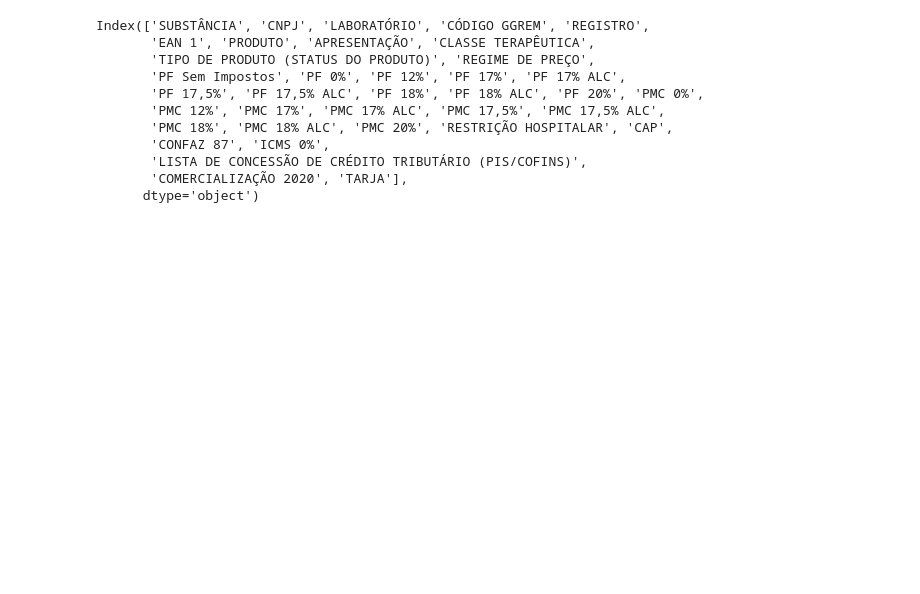
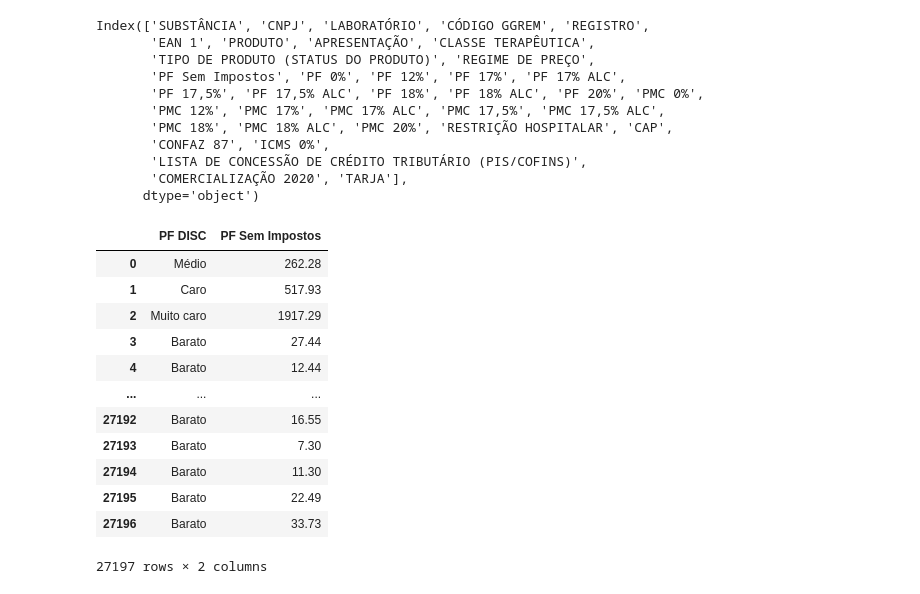
Before and after one commit to lazarobodevan/TP-CienciaDosDados-3861-3865, a Jupyter notebook: ProjetoCienciaDosDados.ipynb, the cells around one changed output. Saved outputs shown, nothing was run; the diff lists cells and outputs as text; code cells hidden in the pictures; blank space fills up the shorter version.

```diff
--- a/ProjetoCienciaDosDados.ipynb
+++ b/ProjetoCienciaDosDados.ipynb
@@ -69,5 +86,5 @@ Successfully installed xlrd-1.2.0
 # %%
-datasetMed = pd.read_excel("/content/drive/MyDrive/Projeto/Dados/medTarja.xls", index_col=None, header=45, skiprows = [0, 45])
+datasetMed = pd.read_excel("/content/drive/MyDrive/Dados/Projeto/medTarja.xls", engine='xlrd', index_col=None, header=45, skiprows = [0, 45])
 datasetMed
 # %% [output]
 |  | SUBSTÂNCIA | CNPJ | LABORATÓRIO | CÓDIGO GGREM | REGISTRO | EAN 1 | EAN 2 | EAN 3 | PRODUTO | ... |
@@ -114,11 +131,13 @@ datasetMed['PMC 17%'] = datasetMed['PMC 17%'].str.replace(',', '.')
 datasetMed['PMC 18%'] = datasetMed['PMC 18%'].str.replace(',', '.')
 datasetMed['PMC 20%'] = datasetMed['PMC 20%'].str.replace(',', '.')
 datasetMed['PF 0%'] = datasetMed['PF 0%'].str.replace(',', '.')
+datasetMed['PF Sem Impostos'] = datasetMed['PF Sem Impostos'].str.replace(',', '.')
 
 datasetMed['PMC 17%'] = datasetMed['PMC 17%'].astype(float)
 datasetMed['PMC 18%'] = datasetMed['PMC 18%'].astype(float)
 datasetMed['PMC 20%'] = datasetMed['PMC 20%'].astype(float)
 datasetMed['PF 0%'] = datasetMed['PF 0%'].astype(float)
+datasetMed['PF Sem Impostos'] = datasetMed['PF Sem Impostos'].astype(float)
 
 datasetMed
 # %% [output]
@@ -694,3 +712,24 @@ coluna_interesse = ['LABORATÓRIO', 'PRODUTO', 'PF Sem Impostos', 'PF 0%', 'PF 1
+# %%
+import sys
+bins = [0, 100, 500,1000,max(datasetMed['PF Sem Impostos'])]
+names = ['Barato', 'Médio', 'Caro', 'Muito caro']
+datasetMed['PF DISC'] = pd.cut(datasetMed['PF Sem Impostos'], bins, labels=names)
+#datasetMed.info()
+datasetMed[['PF DISC','PF Sem Impostos']]
+# %% [output]
+|  | PF DISC | PF Sem Impostos |
+| 0 | Médio | 262.28 |
+| 1 | Caro | 517.93 |
+| 2 | Muito caro | 1917.29 |
+| 3 | Barato | 27.44 |
+| 4 | Barato | 12.44 |
+| ... | ... | ... |
+| 27192 | Barato | 16.55 |
+| 27193 | Barato | 7.30 |
+| 27194 | Barato | 11.30 |
+| 27195 | Barato | 22.49 |
+| 27196 | Barato | 33.73 |
+27197 rows × 2 columns
 # %%
 remediosComercializado = datasetMed[coluna_interesse]
 remediosComercializado
```
Also changed, not shown: parts of 11 cells of this notebook.
